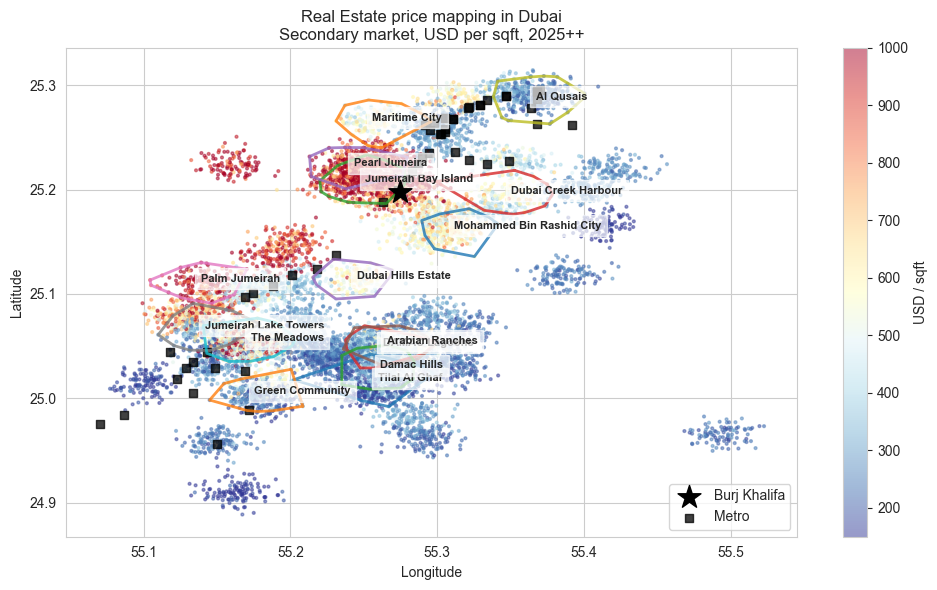
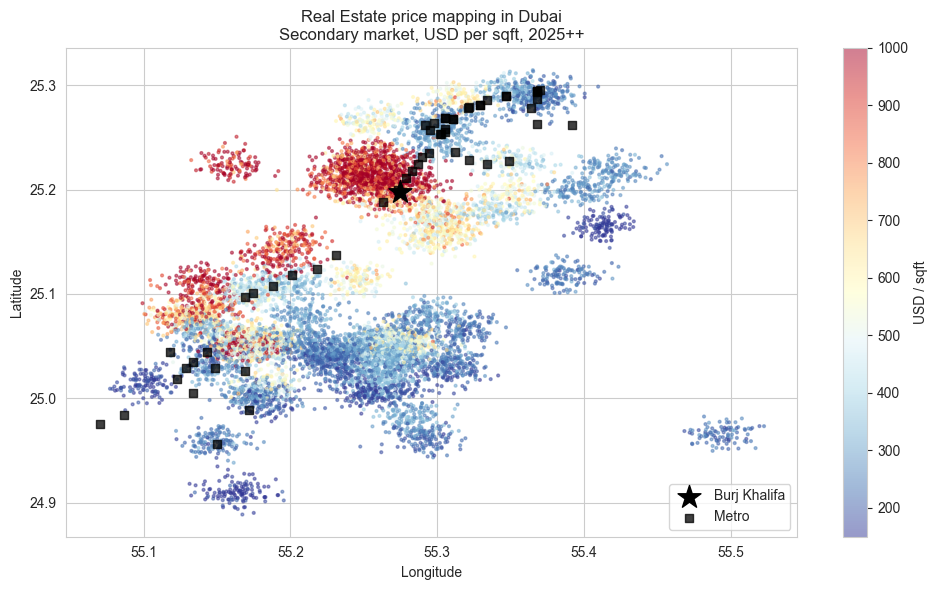
The notebook cell's code change between the first figure and the second:
--- before
+++ after
@@ -1,4 +1,2 @@
-from scipy.spatial import ConvexHull
-
 fig, ax = plt.subplots(figsize=(10, 6))
 recent_full = secondary[secondary['date_listed'] >= '2025-01-01']
@@ -16,46 +14,4 @@
 ax.scatter(metro_prices['lon'], metro_prices['lat'], s=30, c='black', alpha=0.75, marker='s', label='Metro')
 
-
-# Top 10 community dengan listing terbanyak
-top_communities = (
-    recent['community']
-    .value_counts()
-    .head(15)
-    .index
-)
-top_data = recent[recent['community'].isin(top_communities)]
-
-for community in top_communities:
-
-    subset = top_data[top_data['community'] == community]
-
-    # minimal 3 titik agar bisa bikin polygon
-    if len(subset) < 3:
-        continue
-
-    points = subset[['lon', 'lat']].values
-
-    hull = ConvexHull(points)
-
-    hull_points = points[hull.vertices]
-
-    # gambar garis batas
-    ax.plot(
-        np.append(hull_points[:, 0], hull_points[0, 0]),
-        np.append(hull_points[:, 1], hull_points[0, 1]),
-        linewidth=2,
-        alpha=0.8
-    )
-
-    # label di tengah community
-    ax.text(
-        subset['lon'].mean(),
-        subset['lat'].mean(),
-        community,
-        fontsize=8,
-        fontweight='bold',
-        bbox=dict(facecolor='white', alpha=0.7)
-    )
-
 ax.set_xlabel('Longitude'); ax.set_ylabel('Latitude')
 ax.set_title('Real Estate price mapping in Dubai\nSecondary market, USD per sqft, 2025++')

Commit: Real Estate price mapping in Dubai